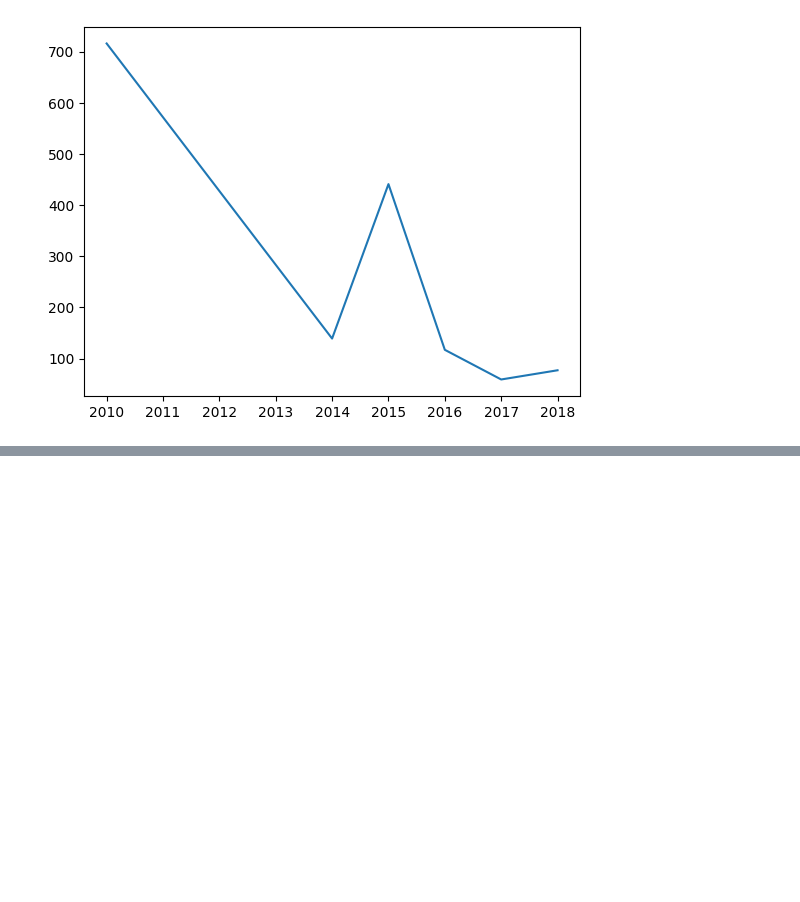
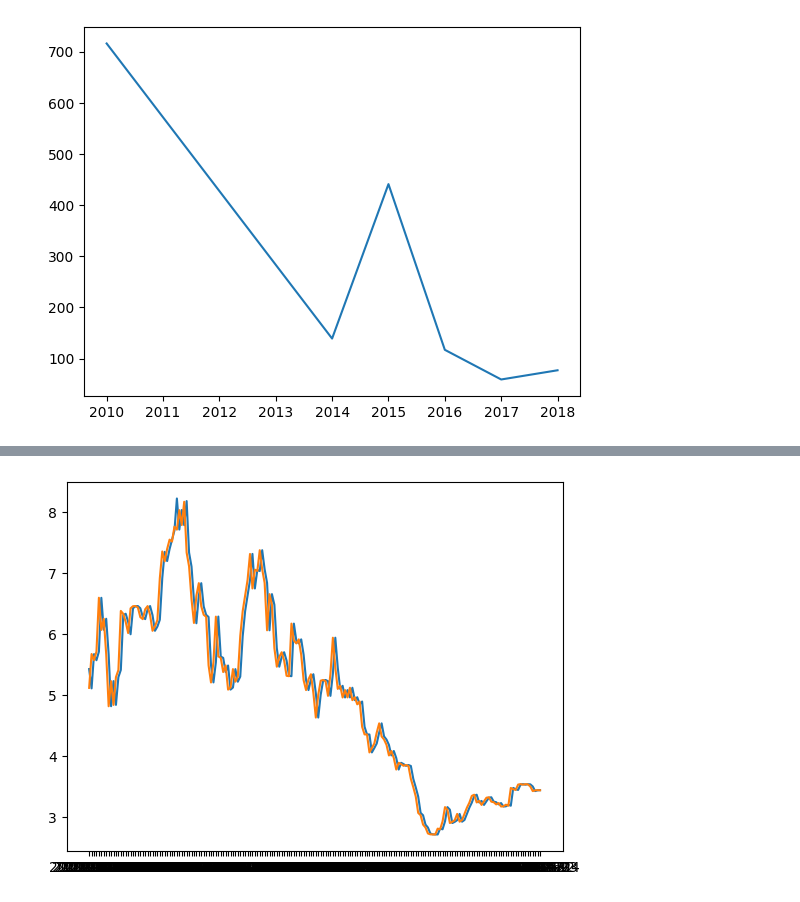
Before and after one commit to bankai42/Python_course, a Jupyter notebook: hw_task_5/task_5_hw.ipynb, the cells around one changed output, grey strips where cells are left out. Saved outputs shown, nothing was run; the diff lists cells and outputs as text; code cells hidden in the pictures; blank space fills up the shorter version.

```diff
--- a/hw_task_5/task_5_hw.ipynb
+++ b/hw_task_5/task_5_hw.ipynb
@@ -144,0 +174,14 @@ def get_category_freq(emoji_name):
+# %%
+# Exersize 7
+bct_df = pd.read_csv("BCT-USD.csv")
+
+def data_plot(df: DataFrame, start_data, end_data):
+    df = df.set_index("Date")
+    bct_df["Date"] = pd.to_datetime(bct_df["Date"])
+    plt.plot(df.loc[start_data: end_data, ["Open", "Close"]])
+    plt.show()
+
+
+data_plot(bct_df, "2021-10-21", "2022-04-24")
+# %% [output]
+[figure, added]
```
Also changed, not shown: parts of 6 cells of this notebook, 1 other file.
